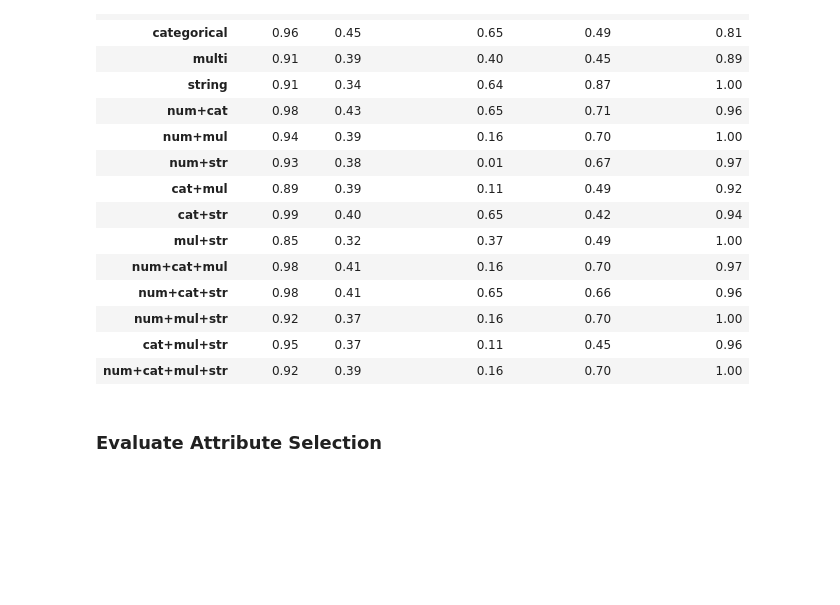
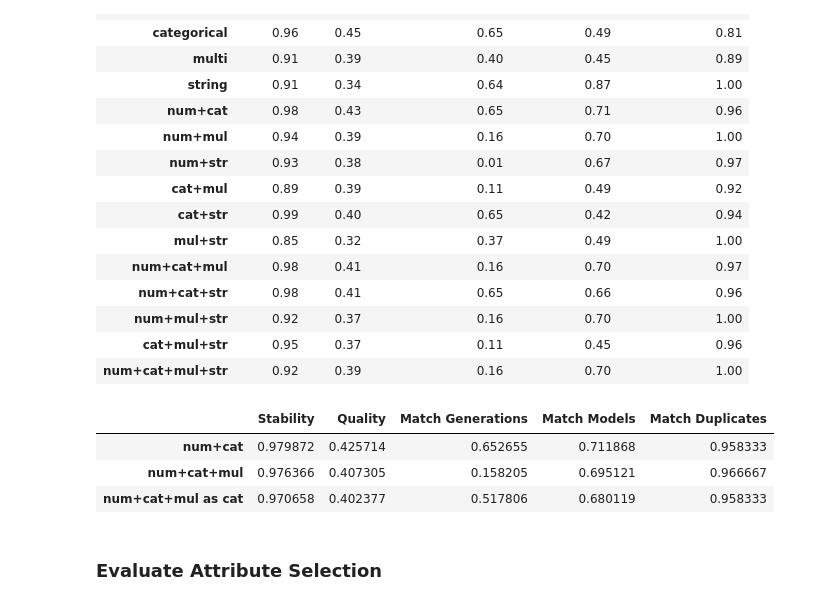
Before and after one commit to hd-code/ma-product-clustering, a Jupyter notebook: cluster-analysis/notebooks/clustering/2-phones.ipynb, the cells around one changed output. Saved outputs shown, nothing was run; the diff lists cells and outputs as text; code cells hidden in the pictures; blank space fills up the shorter version.

```diff
--- a/cluster-analysis/notebooks/clustering/2-phones.ipynb
+++ b/cluster-analysis/notebooks/clustering/2-phones.ipynb
@@ -227,20 +212,3 @@ def calc_metrics(attr_codes, multi_as_single=False, attr_to_overweight: list[str
         "match_mod": adjusted_rand_score(labels_want_models, bik.labels_flat(k_models)),
         "match_dup": _calc_duplicates_match(bik.labels)
     }
-# %%
-def metrics_to_table(metric):
-    matches = {
-        "Match Generations": metric["match_gen"],
-        "Match Models": metric["match_mod"],
-        "Match Duplicates": metric["match_dup"],
-    }
-    result = {
-        "Stability": metric["stabilities"].mean(),
-        "Quality": metric["qualities"].mean(),
-        "Match": np.array([v for _, v in matches.items()]).mean(),
-    }
-    return {
-        "Mean": np.array([v for _, v in result.items()]).mean(),
-        **result,
-        **matches,
-    }
@@ -395,6 +372,17 @@ pd.DataFrame({
 | num+mul+str | 0.92 | 0.37 | 0.16 | 0.70 | 1.00 |
 | cat+mul+str | 0.95 | 0.37 | 0.11 | 0.45 | 0.96 |
 | num+cat+mul+str | 0.92 | 0.39 | 0.16 | 0.70 | 1.00 |
+# %%
+pd.DataFrame({
+    "num+cat": metrics_to_table(calc_metrics(attr_codes_types["num+cat"])),
+    "num+cat+mul": metrics_to_table(calc_metrics(attr_codes_types["num+cat+mul"])),
+    "num+cat+mul as cat": metrics_to_table(calc_metrics(attr_codes_types["num+cat+mul"], True)),
+}).transpose()
+# %% [output]
+|  | Stability | Quality | Match Generations | Match Models | Match Duplicates |
+| num+cat | 0.979872 | 0.425714 | 0.652655 | 0.711868 | 0.958333 |
+| num+cat+mul | 0.976366 | 0.407305 | 0.158205 | 0.695121 | 0.966667 |
+| num+cat+mul as cat | 0.970658 | 0.402377 | 0.517806 | 0.680119 | 0.958333 |
 # %% [markdown]
 ### Evaluate Attribute Selection
 # %% [markdown]
```
Also changed, not shown: parts of 4 cells of this notebook, 3 other files.
